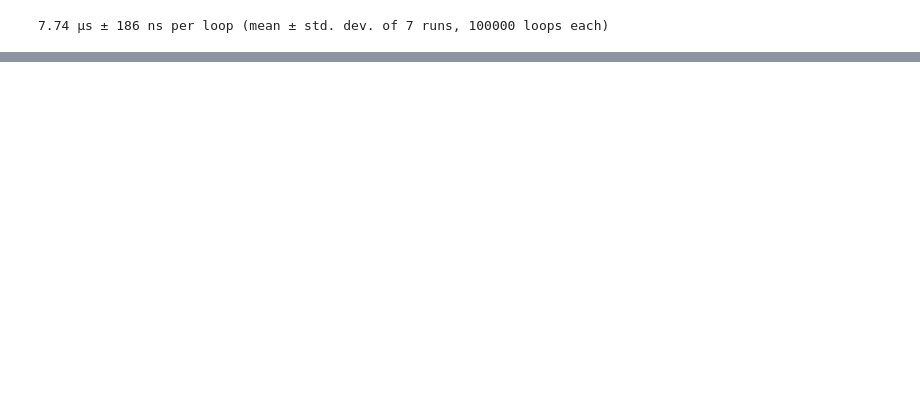
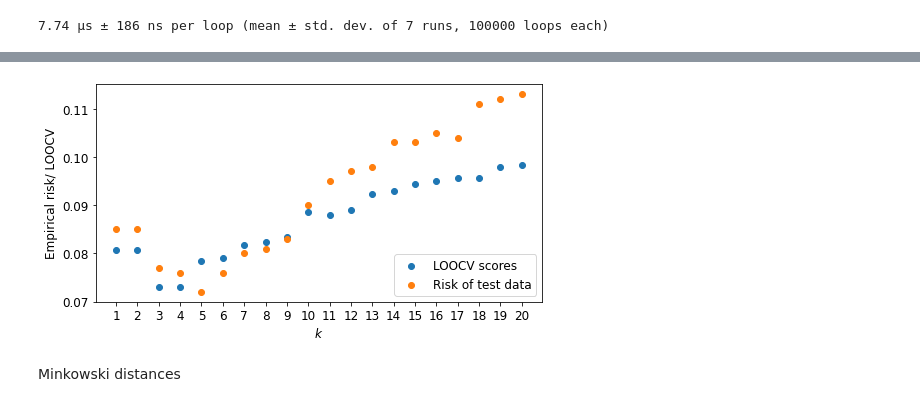
Before and after one commit to Sarc-s/2MMS80-part-one, a Jupyter notebook: code V1.ipynb, the cells around one changed output, grey strips where cells are left out. Saved outputs shown, nothing was run; the diff lists cells and outputs as text; code cells hidden in the pictures; blank space fills up the shorter version.

Commit message:
LOOCV + Minkowski distance

```diff
--- a/code V1.ipynb
+++ b/code V1.ipynb
@@ -163,0 +166,26 @@ vf = np.vectorize(f)
+# %%
+def k_nearest_neighbours_LOOCV(train_images, train_numbers, test_image, k, dist_func, index):
+    """
+    Applies the k-NN approach, while disregarding index from the train images (LOOCV)
+    """
+    assert 0 <= index and index < train_images.size, "Index out of range"
+
+
+    return k_nearest_neighbours(np.delete(train_images, index, axis = 0), np.delete(train_numbers, index), test_image, k, dist_func)
+# %%
+def cross_validation(train_images, train_numbers, k_range, dist_func):
+    """
+    Computes the cross-validation score of the training dataset for each k in the range 1 to k_range
+    """
+
+    # Prediction rule for image at index while leaving index out of training
+    neighbour_LOOCV_func = lambda index: k_nearest_neighbours_LOOCV(train_images, train_numbers, train_images[index], k_range, dist_func, index)
+
+    train_common_nrs_LOOCV = np.array(list(map(neighbour_LOOCV_func, range(train_numbers.size)))).transpose()
+
+    LOOCV_scores = np.sum(not_eq(train_common_nrs_LOOCV, train_numbers), axis=1)/train_numbers.size
+
+    return LOOCV_scores
+# %%
+k_range = 20
+LOOCV_scores = cross_validation(images_train_small, numbers_train_small, k_range, euclid_dist)
@@ -163,0 +228,15 @@ vf = np.vectorize(f)
+# %%
+fig, ax = plt.subplots(figsize=(8, 4))
+ax.scatter(range(1,k+1), LOOCV_scores, label='LOOCV scores')
+ax.scatter(range(1,k+1), test_small_risk, label='Risk of test data')
+ax.legend(loc=4)
+ax.set_xlabel(r"$k$")
+ax.set_ylabel("Empirical risk/ LOOCV")
+ax.xaxis.set_ticks(list(range(1,21)))
+
+plt.savefig("Figures/ex_b_risk_LOOCV.pdf")
+plt.show()
+# %% [output]
+[figure, added]
+# %% [markdown]
+Minkowski distances
```
Also changed, not shown: parts of 14 cells of this notebook, 2 other files.
